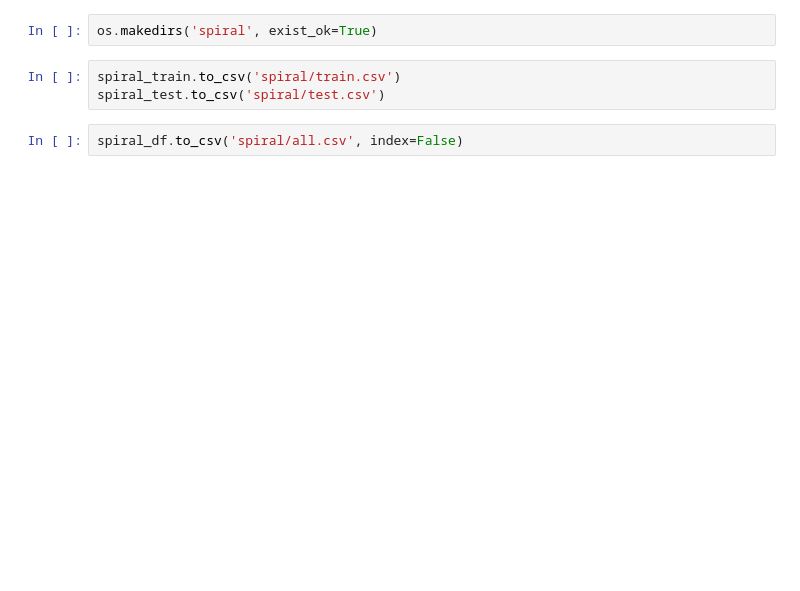
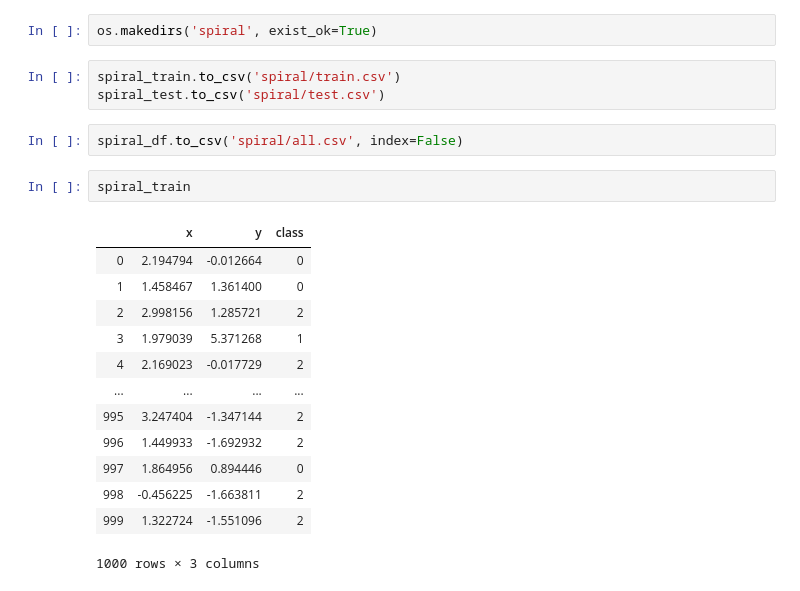
Before and after one commit to PeganovAnton/ml-datasets, a Jupyter notebook: spiral/spiral_creation.ipynb, the cells around one changed output. Drawn from its saved outputs; the diff is of its cells as text; blank space fills up the shorter version.

```diff
--- a/spiral/spiral_creation.ipynb
+++ b/spiral/spiral_creation.ipynb
@@ -67,3 +67,19 @@ spiral_train.to_csv('spiral/train.csv')
 spiral_test.to_csv('spiral/test.csv')
 # %%
 spiral_df.to_csv('spiral/all.csv', index=False)
+# %%
+spiral_train
+# %% [output]
+|  | x | y | class |
+| 0 | 2.194794 | -0.012664 | 0 |
+| 1 | 1.458467 | 1.361400 | 0 |
+| 2 | 2.998156 | 1.285721 | 2 |
+| 3 | 1.979039 | 5.371268 | 1 |
+| 4 | 2.169023 | -0.017729 | 2 |
+| ... | ... | ... | ... |
+| 995 | 3.247404 | -1.347144 | 2 |
+| 996 | 1.449933 | -1.692932 | 2 |
+| 997 | 1.864956 | 0.894446 | 0 |
+| 998 | -0.456225 | -1.663811 | 2 |
+| 999 | 1.322724 | -1.551096 | 2 |
+1000 rows × 3 columns
```
Also changed, not shown: parts of 4 cells of this notebook, 6 other files.
